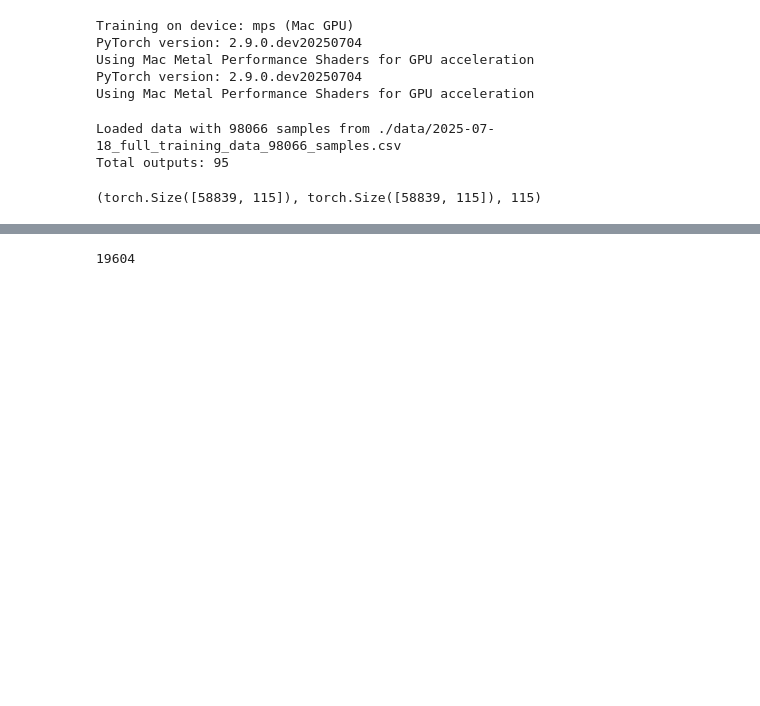
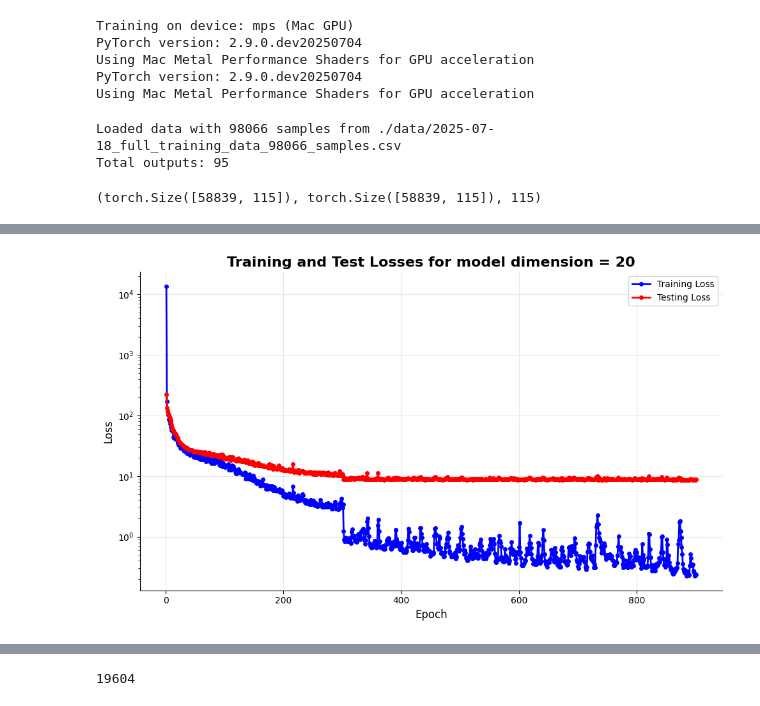
Before and after one commit to mathyharsha/metabolic-NN-harsha, a Jupyter notebook: multihead_attn_based_transformer_multiple_layers.ipynb, the cells around one changed output, grey strips where cells are left out. Cells and saved outputs as stored; diff of their text form; code cells hidden in the pictures; blank space fills up the shorter version.

```diff
--- a/multihead_attn_based_transformer_multiple_layers.ipynb
+++ b/multihead_attn_based_transformer_multiple_layers.ipynb
@@ -749,0 +752,2 @@ plot_loss(average_losses_20_4_8_3, test_losses_20_4_8_3, 20)
+# %%
+average_losses_20_4_8_3_W, test_losses_20_4_8_3_W, trained_model_20_4_8_3_W = train_model_W(20,4,8,3,0.01,trained_model_20_4_8_3)
@@ -749,0 +762,2 @@ plot_loss(average_losses_20_4_8_3, test_losses_20_4_8_3, 20)
+# %%
+average_losses_20_4_8_3_Ww, test_losses_20_4_8_3_Ww, trained_model_20_4_8_3_Ww = train_model_W(20,4,8,3,0.005,trained_model_20_4_8_3_W)
@@ -749,0 +772,4 @@ plot_loss(average_losses_20_4_8_3, test_losses_20_4_8_3, 20)
+# %%
+plot_loss(average_losses_20_4_8_3 + average_losses_20_4_8_3_W + average_losses_20_4_8_3_Ww, test_losses_20_4_8_3 + test_losses_20_4_8_3_W + test_losses_20_4_8_3_Ww, 20)
+# %% [output]
+[figure, added]
```
Also changed, not shown: parts of 41 cells of this notebook, 1 other file.
